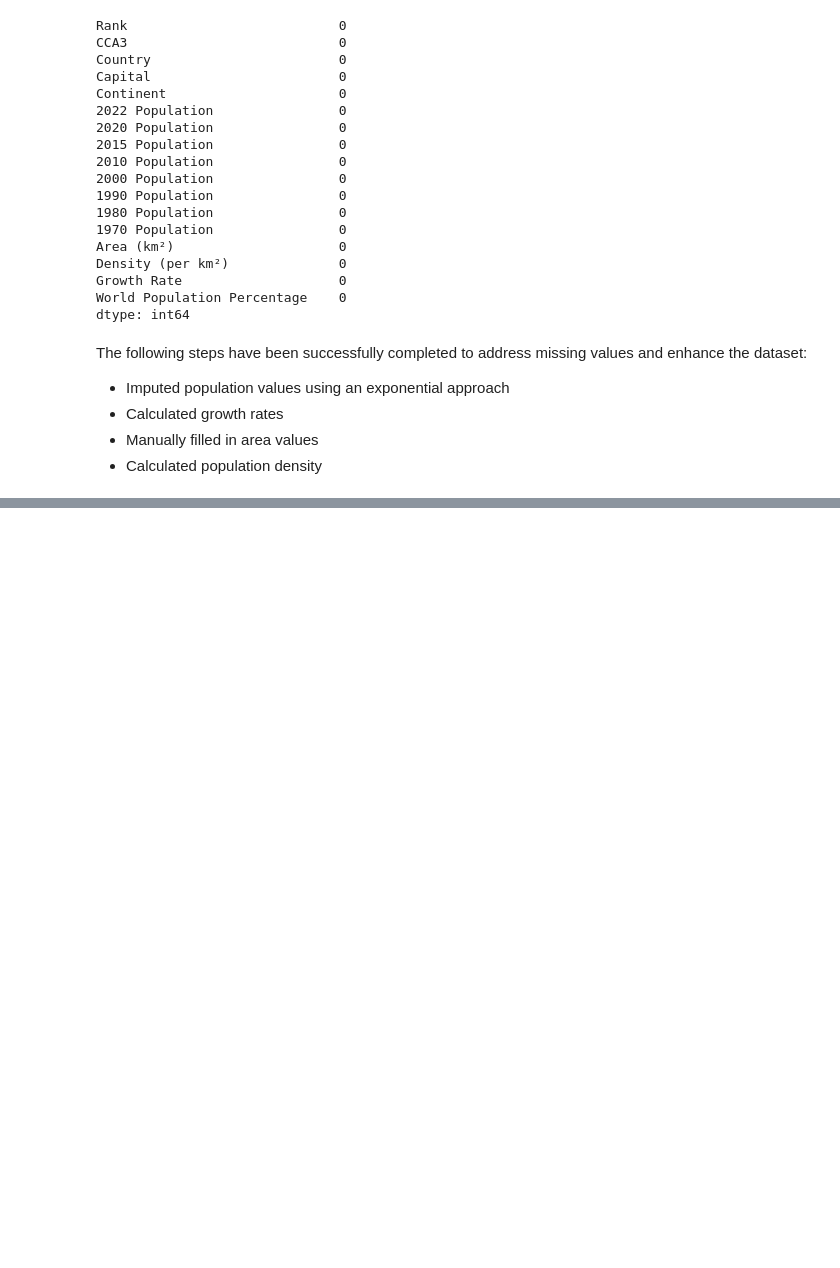
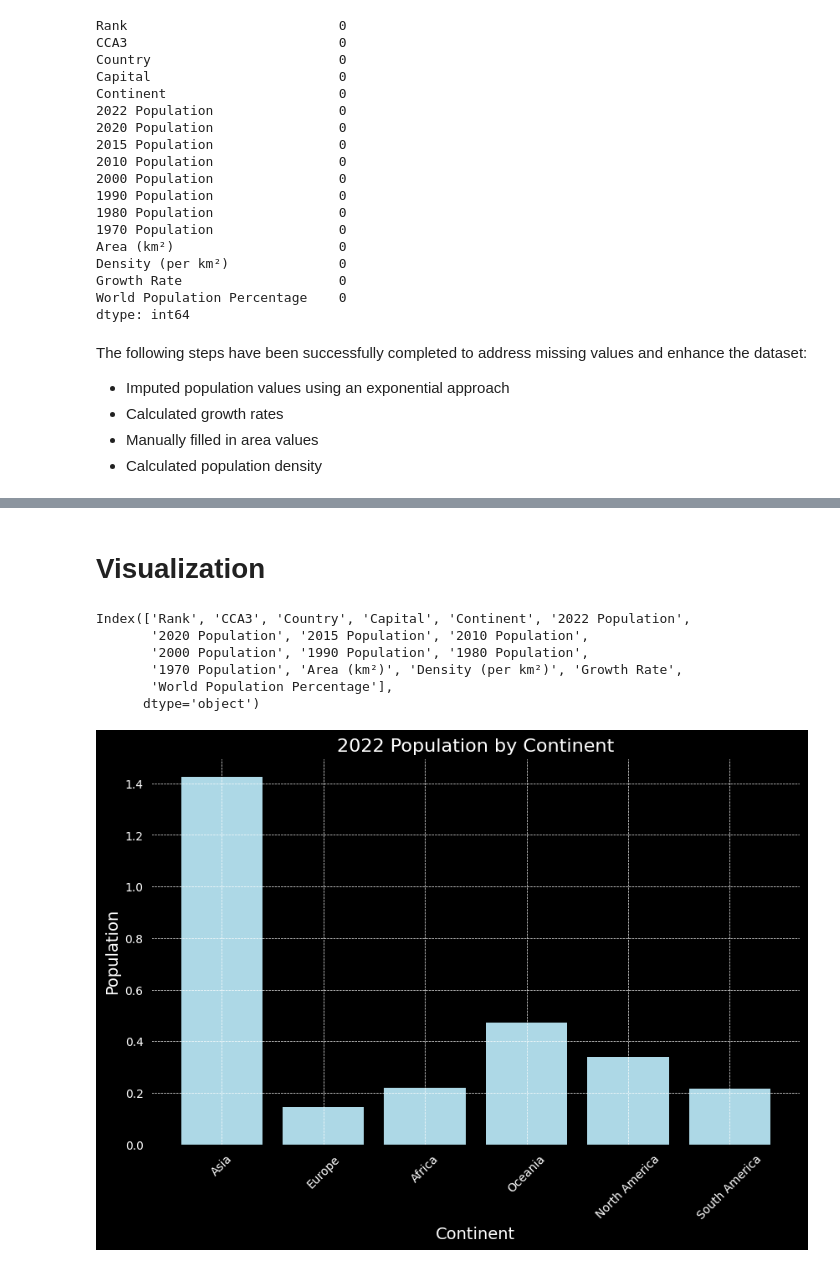
Before and after one commit to SANJAY-KRISHNA-MV/EDA, a Jupyter notebook: World Population EDA/population_eda.ipynb, the cells around one changed output, grey strips where cells are left out. Saved outputs shown, nothing was run; the diff lists cells and outputs as text; code cells hidden in the pictures; blank space fills up the shorter version.

```diff
--- a/World Population EDA/population_eda.ipynb
+++ b/World Population EDA/population_eda.ipynb
@@ -350,3 +358,6 @@ The following steps have been successfully completed to address missing values a
 - Calculated growth rates
 - Manually filled in area values
 - Calculated population density
+# %%
+df = raw_df.copy()
+df
@@ -352,0 +378,2 @@ The following steps have been successfully completed to address missing values a
+# %% [markdown]
+# Visualization
@@ -352,0 +431,23 @@ The following steps have been successfully completed to address missing values a
+# %%
+df.columns
+# %% [output]
+Index(['Rank', 'CCA3', 'Country', 'Capital', 'Continent', '2022 Population',
+       '2020 Population', '2015 Population', '2010 Population',
+       '2000 Population', '1990 Population', '1980 Population',
+       '1970 Population', 'Area (km²)', 'Density (per km²)', 'Growth Rate',
+       'World Population Percentage'],
+      dtype='object')
+# %%
+plt.subplots(figsize=(10, 6), facecolor='black')
+ax = plt.gca()
+ax.set_facecolor('black')
+plt.bar(df['Continent'], df['2022 Population'], color='lightblue')
+plt.title('2022 Population by Continent', fontsize=16, color='white')
+plt.xlabel('Continent', fontsize=14, color='white')
+plt.ylabel('Population', fontsize=14, color='white')
+plt.xticks(rotation=45, fontsize=10, color='white')
+plt.yticks(fontsize=10, color='white')
+plt.grid(color='white', linestyle='--', linewidth=0.5)
+plt.show()
+# %% [output]
+[figure, added]
```
Also changed, not shown: parts of 22 cells of this notebook.
